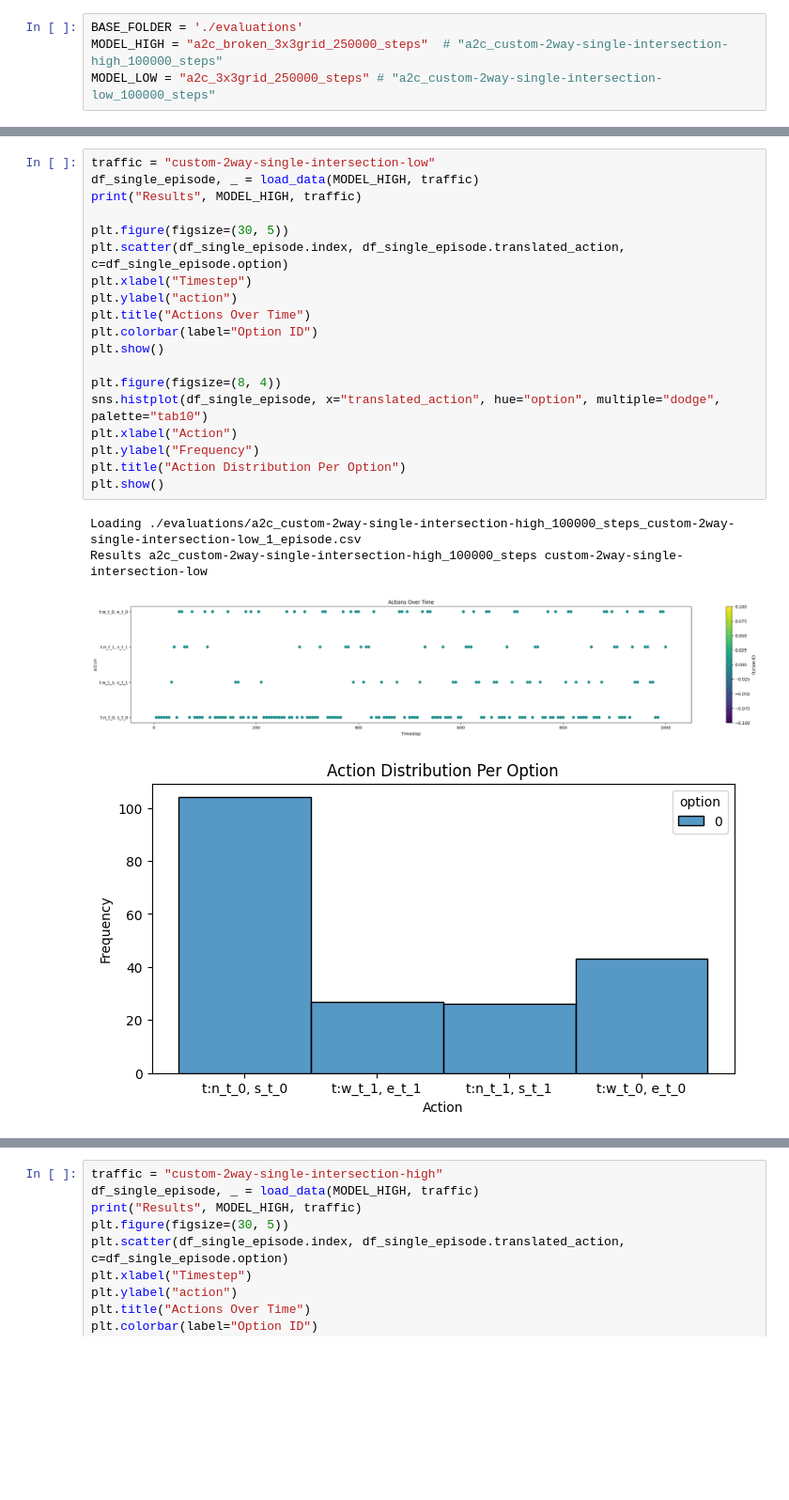
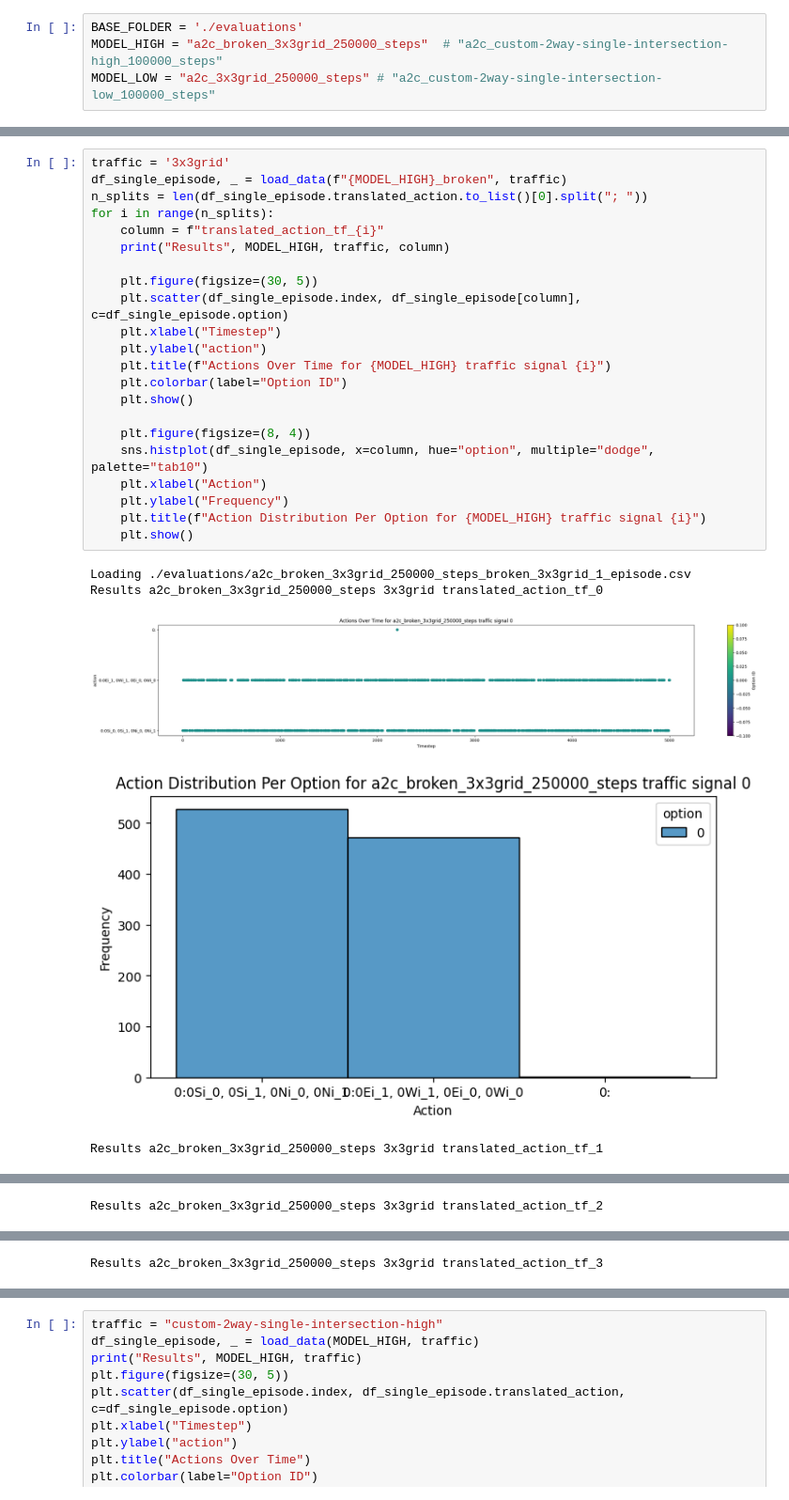
Before and after one commit to Ouroboros4991/MasterThesis2024, a Jupyter notebook: ac2_policy_comparision.ipynb, the cells around one changed output, grey strips where cells are left out. Shown at 94% size. Drawn from its saved outputs; the diff is of its cells as text; blank space fills up the shorter version.

```diff
--- a/ac2_policy_comparision.ipynb
+++ b/ac2_policy_comparision.ipynb
@@ -130,24 +161,28 @@ Results a2c_custom-2way-single-intersection-low_100000_steps custom-2way-single-
 # %%
-traffic = "custom-2way-single-intersection-low"
-df_single_episode, _ = load_data(MODEL_HIGH, traffic)
-print("Results", MODEL_HIGH, traffic)
+traffic = '3x3grid'
+df_single_episode, _ = load_data(f"{MODEL_HIGH}_broken", traffic)
+n_splits = len(df_single_episode.translated_action.to_list()[0].split("; "))
+for i in range(n_splits):
+    column = f"translated_action_tf_{i}"
+    print("Results", MODEL_HIGH, traffic, column)
 
-plt.figure(figsize=(30, 5))
-plt.scatter(df_single_episode.index, df_single_episode.translated_action, c=df_single_episode.option)
-plt.xlabel("Timestep")
-plt.ylabel("action")
-plt.title("Actions Over Time")
-plt.colorbar(label="Option ID")
-plt.show()
+    plt.figure(figsize=(30, 5))
+    plt.scatter(df_single_episode.index, df_single_episode[column], c=df_single_episode.option)
+    plt.xlabel("Timestep")
+    plt.ylabel("action")
+    plt.title(f"Actions Over Time for {MODEL_HIGH} traffic signal {i}")
+    plt.colorbar(label="Option ID")
+    plt.show()
 
-plt.figure(figsize=(8, 4))
-sns.histplot(df_single_episode, x="translated_action", hue="option", multiple="dodge", palette="tab10")
-plt.xlabel("Action")
-plt.ylabel("Frequency")
-plt.title("Action Distribution Per Option")
-plt.show()
+    plt.figure(figsize=(8, 4))
+    sns.histplot(df_single_episode, x=column, hue="option", multiple="dodge", palette="tab10")
+    plt.xlabel("Action")
+    plt.ylabel("Frequency")
+    plt.title(f"Action Distribution Per Option for {MODEL_HIGH} traffic signal {i}")
+    plt.show()
 # %% [output]
-Loading ./evaluations/a2c_custom-2way-single-intersection-high_100000_steps_custom-2way-single-intersection-low_1_episode.csv
-Results a2c_custom-2way-single-intersection-high_100000_steps custom-2way-single-intersection-low
+Loading ./evaluations/a2c_broken_3x3grid_250000_steps_broken_3x3grid_1_episode.csv
+Results a2c_broken_3x3grid_250000_steps 3x3grid translated_action_tf_0
-[figure, old version]
+[figure, new version]
-[figure, old version]
+[figure, new version]
+Results a2c_broken_3x3grid_250000_steps 3x3grid translated_action_tf_1
@@ -153,0 +191 @@ Results a2c_custom-2way-single-intersection-high_100000_steps custom-2way-single
+Results a2c_broken_3x3grid_250000_steps 3x3grid translated_action_tf_2
@@ -153,0 +194 @@ Results a2c_custom-2way-single-intersection-high_100000_steps custom-2way-single
+Results a2c_broken_3x3grid_250000_steps 3x3grid translated_action_tf_3
```
Also changed, not shown: parts of 6 cells of this notebook, 11 other files.
